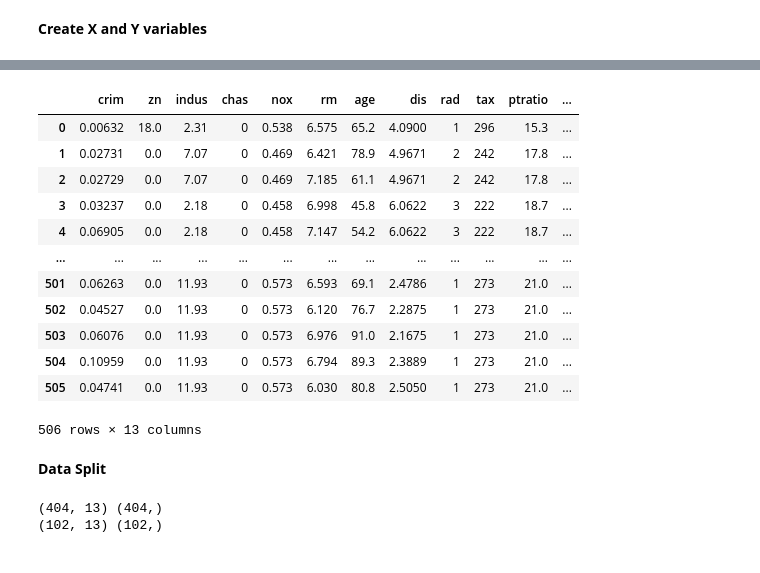
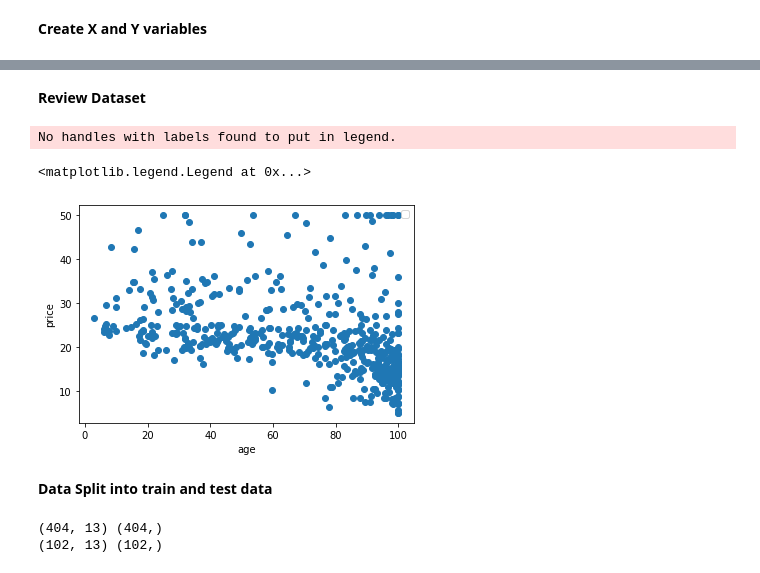
Before and after one commit to fgith/data-science, a Jupyter notebook: linear-regression/linear_regression_bostonhousing.ipynb, the cells around one changed output, grey strips where cells are left out. Saved outputs shown, nothing was run; the diff lists cells and outputs as text; code cells hidden in the pictures.

```diff
--- a/linear-regression/linear_regression_bostonhousing.ipynb
+++ b/linear-regression/linear_regression_bostonhousing.ipynb
@@ -64,22 +55,15 @@ Name: medv, Length: 506, dtype: float64
-# %%
-X = BostonHousing.drop(['medv'],axis=1)
-X
-# %% [output]
-|  | crim | zn | indus | chas | nox | rm | age | dis | rad | tax | ptratio | ... |
-| 0 | 0.00632 | 18.0 | 2.31 | 0 | 0.538 | 6.575 | 65.2 | 4.0900 | 1 | 296 | 15.3 | ... |
-| 1 | 0.02731 | 0.0 | 7.07 | 0 | 0.469 | 6.421 | 78.9 | 4.9671 | 2 | 242 | 17.8 | ... |
-| 2 | 0.02729 | 0.0 | 7.07 | 0 | 0.469 | 7.185 | 61.1 | 4.9671 | 2 | 242 | 17.8 | ... |
-| 3 | 0.03237 | 0.0 | 2.18 | 0 | 0.458 | 6.998 | 45.8 | 6.0622 | 3 | 222 | 18.7 | ... |
-| 4 | 0.06905 | 0.0 | 2.18 | 0 | 0.458 | 7.147 | 54.2 | 6.0622 | 3 | 222 | 18.7 | ... |
-| ... | ... | ... | ... | ... | ... | ... | ... | ... | ... | ... | ... | ... |
-| 501 | 0.06263 | 0.0 | 11.93 | 0 | 0.573 | 6.593 | 69.1 | 2.4786 | 1 | 273 | 21.0 | ... |
-| 502 | 0.04527 | 0.0 | 11.93 | 0 | 0.573 | 6.120 | 76.7 | 2.2875 | 1 | 273 | 21.0 | ... |
-| 503 | 0.06076 | 0.0 | 11.93 | 0 | 0.573 | 6.976 | 91.0 | 2.1675 | 1 | 273 | 21.0 | ... |
-| 504 | 0.10959 | 0.0 | 11.93 | 0 | 0.573 | 6.794 | 89.3 | 2.3889 | 1 | 273 | 21.0 | ... |
-| 505 | 0.04741 | 0.0 | 11.93 | 0 | 0.573 | 6.030 | 80.8 | 2.5050 | 1 | 273 | 21.0 | ... |
-506 rows × 13 columns
+# %% [markdown]
+**Review Dataset**
+# %%
+plt.scatter(X['age'],Y)
+plt.xlabel("age")
+plt.ylabel("price")
+# %% [output]
+No handles with labels found to put in legend.
+<matplotlib.legend.Legend at 0x...>
+[figure, added]
 # %% [markdown]
-**Data Split**
+**Data Split into train and test data**
 # %%
 from sklearn.model_selection import train_test_split
 # %%
```
Also changed, not shown: parts of 7 cells of this notebook.
